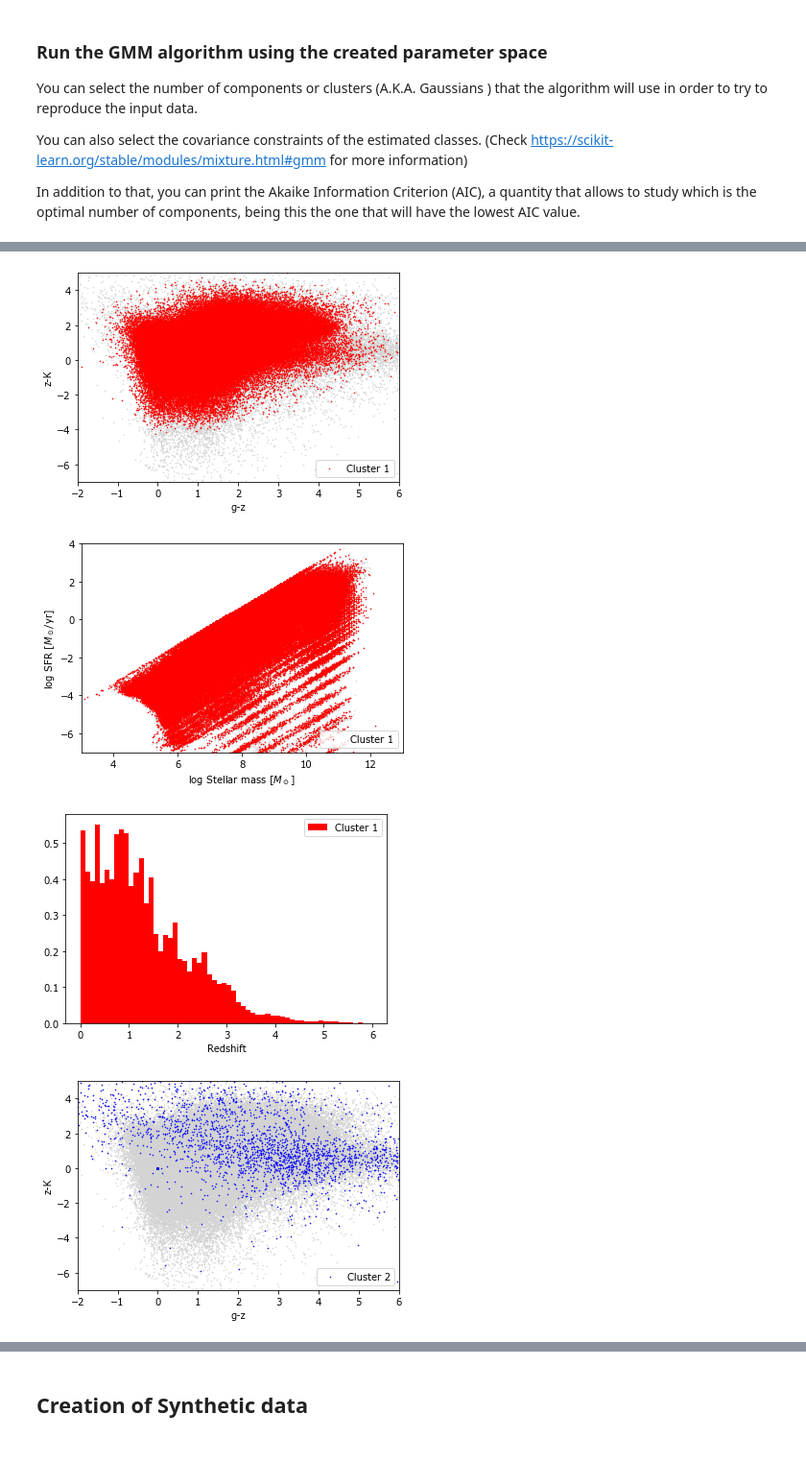
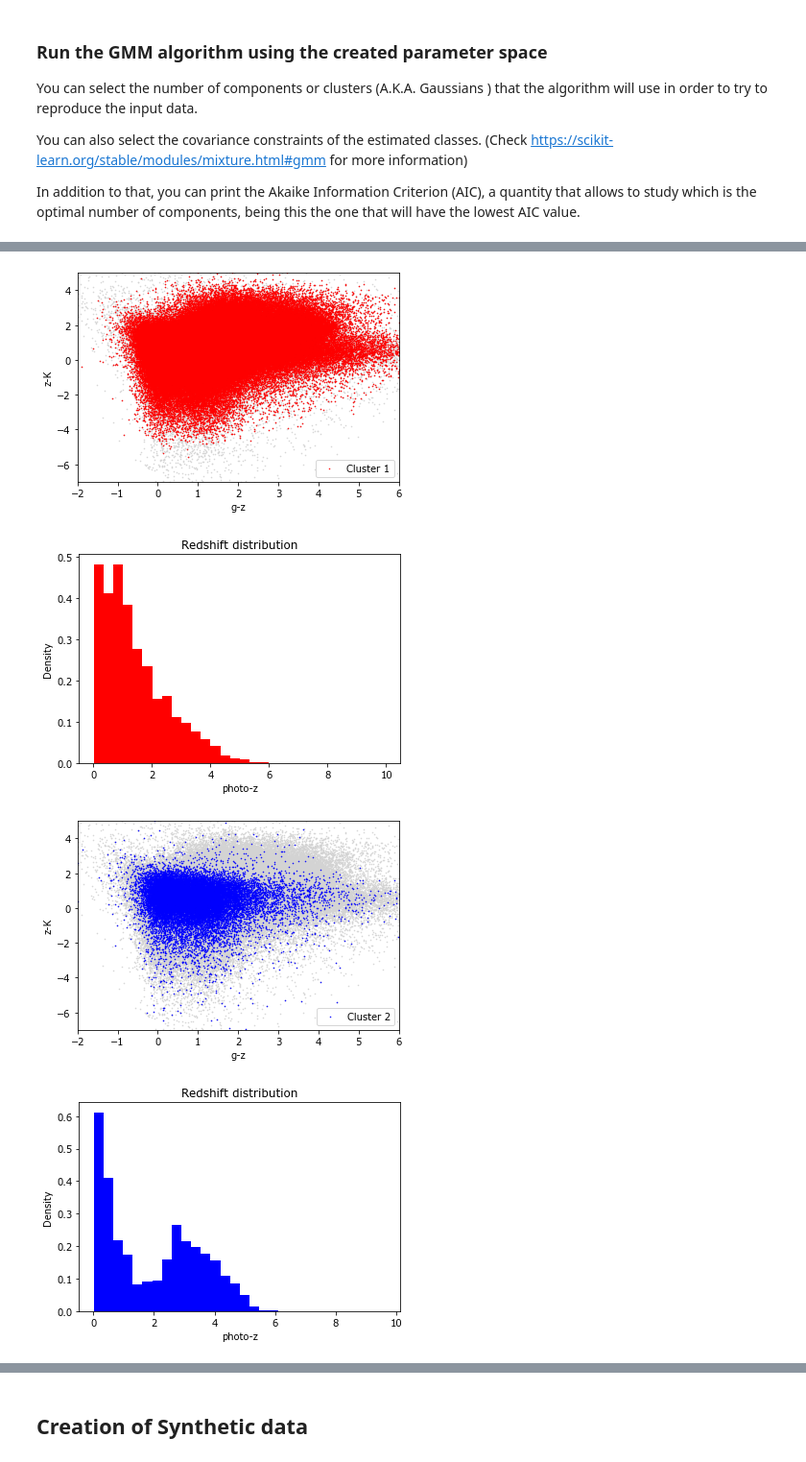
Before and after one commit to cosmic-dawn/cosmos2020-readcat, a Jupyter notebook: COSMOS2020_readcat.ipynb, the cells around one changed output, grey strips where cells are left out. Shown at 96% size. Cells and saved outputs as stored; diff of their text form; code cells hidden in the pictures.

Commit message:
Add files via upload
Deleted all Mstar vs SFR plots, added redshift distribution of clusters.

```diff
--- a/COSMOS2020_readcat.ipynb
+++ b/COSMOS2020_readcat.ipynb
@@ -644,35 +626,36 @@ plt.show()
 # %%
 # Inspect the properties of each individual cluster (color-color diagrams, Mstar vs SFR ...)
 
 # Add as many colors as components has your GMM
 colormap=['red','blue','green','purple']
 labelz=['Cluster 1','Cluster 2','Cluster 3','Cluster 4']
 for i in range(0,4):
     sel = labels==i
     catselec = cat2[sel]
     Xselec= X.data[sel]
     plt.scatter(X.data[:,10], X.data[:,29],color='lightgray',s=0.3)
     plt.scatter(Xselec.data[:, 10], Xselec.data[:, 29],color=colormap[i], s=0.3,label=labelz[i]);
     plt.xlabel('g-z')
     plt.ylabel('z-K')
     plt.legend(loc='lower right')
     plt.xlim(-2,6)
     plt.ylim(-7,5)
     plt.show()
-    plt.scatter(cat2['lp_mass_med'],cat2['lp_SFR_med'],color='lightgray', s=0.3)
-    plt.scatter(catselec['lp_mass_med'],catselec['lp_SFR_med'],color=colormap[i], s=0.3,label=labelz[i])
-    plt.ylim(-7,4)
-    plt.xlim(3,13)
-    plt.legend(loc='lower right')
-    plt.ylabel('log SFR [$M_\odot$/yr]')
-    plt.xlabel('log Stellar mass [$M_\odot$]')
+    plt.hist(catselec['photoz'],bins=30,density=True,color=colormap[i],label=labelz[i])
+    plt.xlabel('photo-z')
+    plt.ylabel('Density')
+    plt.title('Redshift distribution')
     plt.show()
-    plt.hist(catselec['photoz'],range=[0,6],density=True,bins=60,color=colormap[i],label=labelz[i])# what does it mean that density is above 1?
-    plt.xlabel('Redshift')
-    plt.legend(loc='upper right')
-    plt.show()
+
+for i in range(0,4):
+    sel = labels==i
+    catselec = cat2[sel]
+    plt.hist(catselec['photoz'],bins=30,density=True,histtype='step',linewidth=2,color=colormap[i],label=labelz[i])
+plt.legend(loc='upper right')
+plt.title('Redshift distribution comparison')
+plt.show()
 # %% [output]
-[figure, old version]
+[figure, new version]
-[figure, old version]
+[figure, new version]
-[figure, old version]
+[figure, new version]
-[figure, old version]
+[figure, new version]
```
Also changed, not shown: parts of 6 cells of this notebook.
